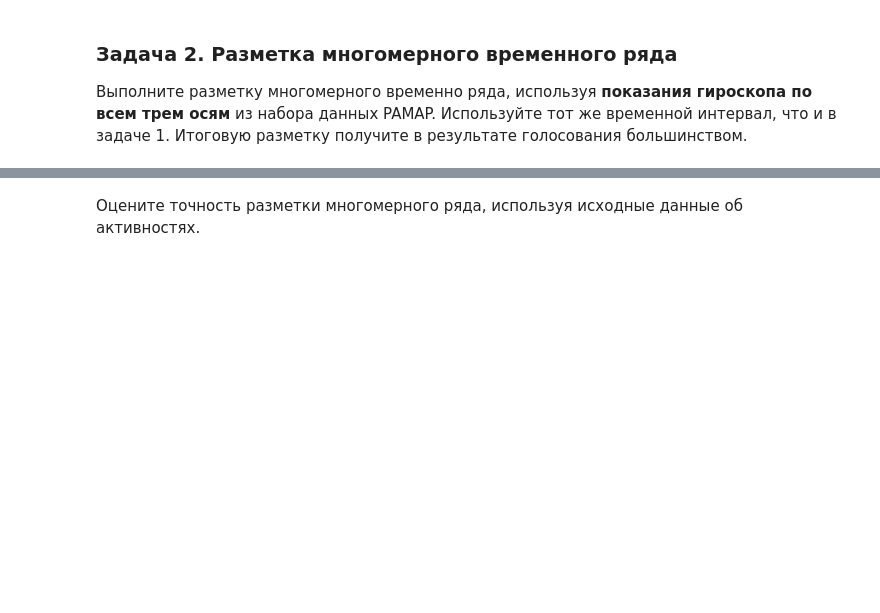
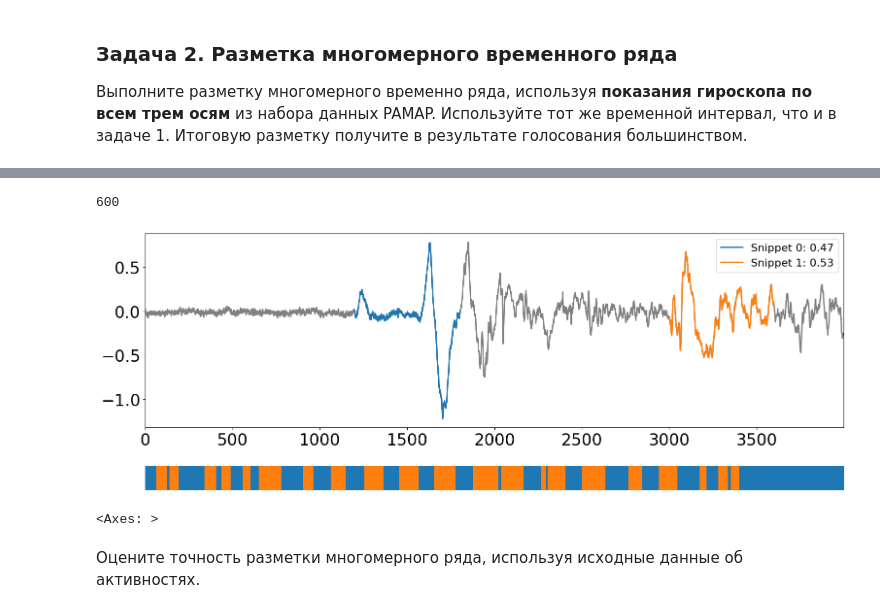
Before and after one commit to Haidit/2024-Stepanov-TimeSeriesCourse, a Jupyter notebook: practice/05 Snippets/05 Snippets.ipynb, the cells around one changed output, grey strips where cells are left out. Drawn from its saved outputs; the diff is of its cells as text; code cells hidden in the pictures; blank space fills up the shorter version.

```diff
--- a/practice/05 Snippets/05 Snippets.ipynb
+++ b/practice/05 Snippets/05 Snippets.ipynb
@@ -158,2 +180,8 @@ C помощью сниппетов можно кластеризировать
+# %%
+plot_snippets(ts[:,2], snpList[2])
+# %% [output]
+600
+[figure, added]
+<Axes: >
 # %% [markdown]
 Оцените точность разметки многомерного ряда, используя исходные данные об активностях.
```
Also changed, not shown: parts of 12 cells of this notebook.
